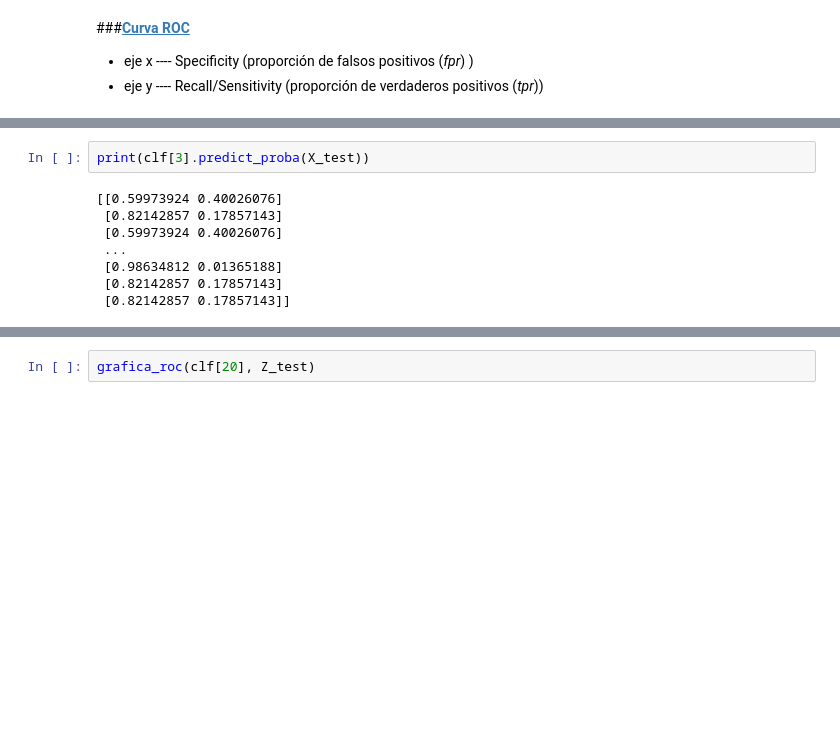
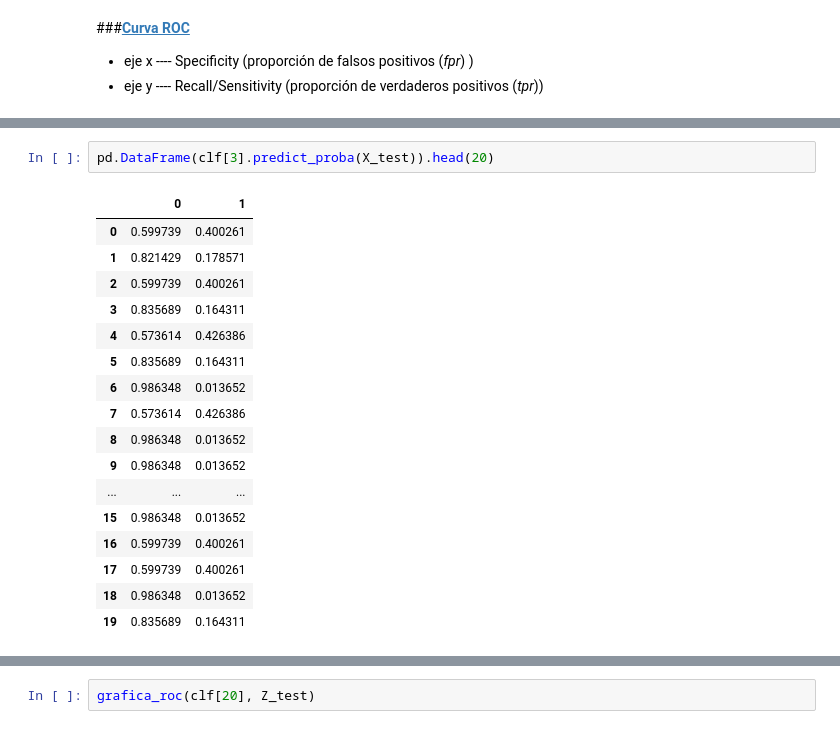
Before and after one commit to AnIsAsPe/ClasificadorClientesTelecom, a Jupyter notebook: Notebooks/ClasificadorClientesEmpresaTelecom_Churn.ipynb, the cells around one changed output, grey strips where cells are left out. Drawn from its saved outputs; the diff is of its cells as text; blank space fills up the shorter version.

```diff
--- a/Notebooks/ClasificadorClientesEmpresaTelecom_Churn.ipynb
+++ b/Notebooks/ClasificadorClientesEmpresaTelecom_Churn.ipynb
@@ -498,11 +529,21 @@ array([0, 0, 0, ..., 0, 0, 0])
 # %%
-print(clf[3].predict_proba(X_test))
+pd.DataFrame(clf[3].predict_proba(X_test)).head(20)
 # %% [output]
-[[0.59973924 0.40026076]
- [0.82142857 0.17857143]
- [0.59973924 0.40026076]
- ...
- [0.98634812 0.01365188]
- [0.82142857 0.17857143]
- [0.82142857 0.17857143]]
+|  | 0 | 1 |
+| 0 | 0.599739 | 0.400261 |
+| 1 | 0.821429 | 0.178571 |
+| 2 | 0.599739 | 0.400261 |
+| 3 | 0.835689 | 0.164311 |
+| 4 | 0.573614 | 0.426386 |
+| 5 | 0.835689 | 0.164311 |
+| 6 | 0.986348 | 0.013652 |
+| 7 | 0.573614 | 0.426386 |
+| 8 | 0.986348 | 0.013652 |
+| 9 | 0.986348 | 0.013652 |
+| ... | ... | ... |
+| 15 | 0.986348 | 0.013652 |
+| 16 | 0.599739 | 0.400261 |
+| 17 | 0.599739 | 0.400261 |
+| 18 | 0.986348 | 0.013652 |
+| 19 | 0.835689 | 0.164311 |
 # %%
```
Also changed, not shown: parts of 15 cells of this notebook.
